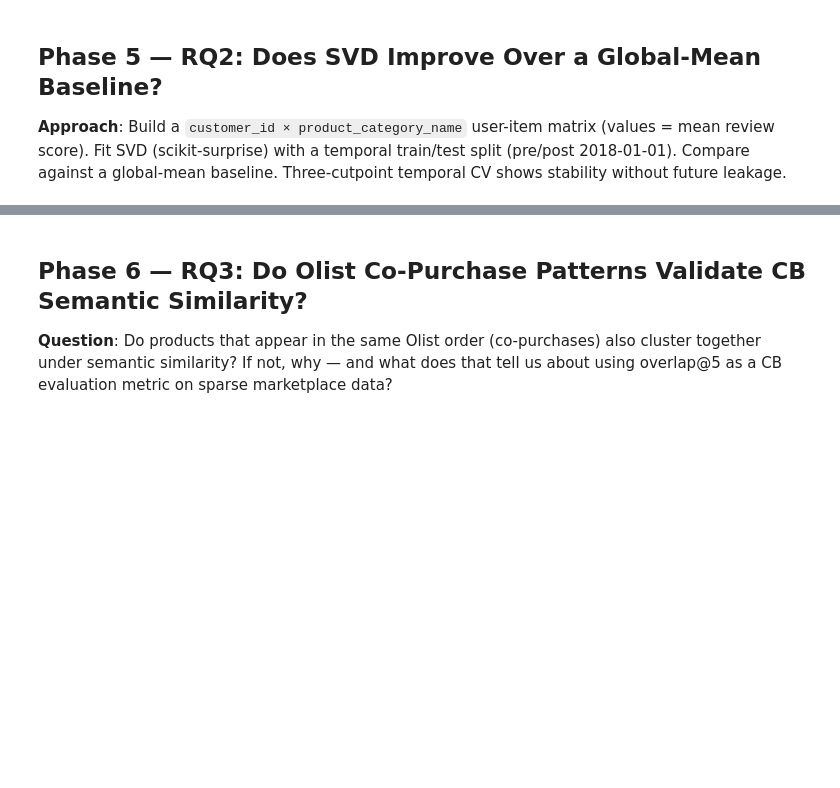
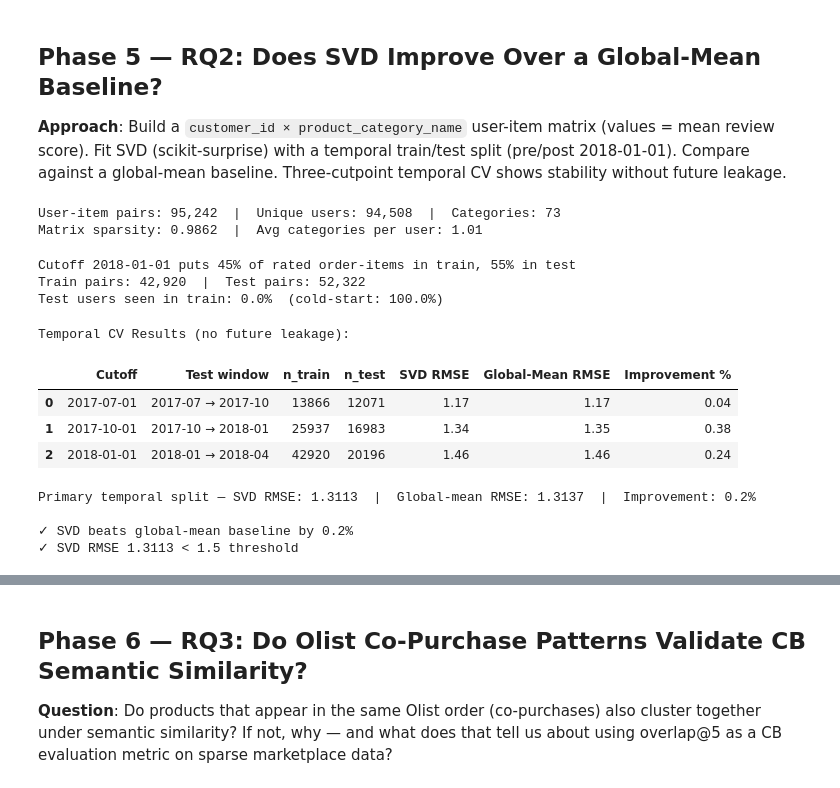
Before and after one commit to AhmetBilalOzgun/Data-Science-Final-Project-E-Commerce-Hybrid-Recommendation-System, a Jupyter notebook: notebook.ipynb, the cells around one changed output, grey strips where cells are left out. Drawn from its saved outputs; the diff is of its cells as text; code cells hidden in the pictures; blank space fills up the shorter version.

```diff
--- a/notebook.ipynb
+++ b/notebook.ipynb
@@ -388,9 +475,12 @@ Multi-category buyers rate slightly lower than single-category buyers across all
 # %%
 import numpy as np
 
-# Aggregate df_master → (customer_id, product_category_name, mean_review_score)
+# Surprise cannot train/evaluate on NaN ratings. Keep only rows with observed review scores.
+df_model = df_master.dropna(subset=["review_score"]).copy()
+
+# Aggregate df_model → (customer_id, product_category_name, mean_review_score)
 df_ui = (
-    df_master
+    df_model
     .groupby(["customer_id", "product_category_name"], as_index=False)
     ["review_score"]
     .mean()
@@ -401,24 +491,27 @@ n_cats   = df_ui["product_category_name"].nunique()
 sparsity = 1 - len(df_ui) / (n_users * n_cats)
 print(f"User-item pairs: {len(df_ui):,}  |  Unique users: {n_users:,}  |  Categories: {n_cats}")
 print(f"Matrix sparsity: {sparsity:.4f}  |  Avg categories per user: {len(df_ui)/n_users:.2f}")
+# %% [output]
+User-item pairs: 95,242  |  Unique users: 94,508  |  Categories: 73
+Matrix sparsity: 0.9862  |  Avg categories per user: 1.01
 # %%
 from surprise import Dataset, Reader, SVD, accuracy
 
 CUTOFF = "2018-01-01"
 
 # Cutoff justification — confirm ~80/20 split before proceeding
-pct_train = (df_master["order_purchase_timestamp"] < CUTOFF).sum() / len(df_master) * 100
-print(f"Cutoff {CUTOFF} puts {pct_train:.0f}% of orders in train, {100-pct_train:.0f}% in test")
+pct_train = (df_model["order_purchase_timestamp"] < CUTOFF).sum() / len(df_model) * 100
+print(f"Cutoff {CUTOFF} puts {pct_train:.0f}% of rated order-items in train, {100-pct_train:.0f}% in test")
 
-# Temporal masks on df_master (not df_ui — need timestamps)
-mask_train = df_master["order_purchase_timestamp"] < CUTOFF
-mask_test  = df_master["order_purchase_timestamp"] >= CUTOFF
+# Temporal masks on df_model (not df_ui — need timestamps)
+mask_train = df_model["order_purchase_timestamp"] < CUTOFF
+mask_test  = df_model["order_purchase_timestamp"] >= CUTOFF
 
-df_ui_train = (df_master[mask_train]
+df_ui_train = (df_model[mask_train]
     .groupby(["customer_id","product_category_name"])["review_score"]
     .mean().reset_index()
     .rename(columns={"review_score":"mean_review_score"}))
-df_ui_test = (df_master[mask_test]
+df_ui_test = (df_model[mask_test]
     .groupby(["customer_id","product_category_name"])["review_score"]
     .mean().reset_index()
     .rename(columns={"review_score":"mean_review_score"}))
@@ -434,6 +527,10 @@ reader = Reader(rating_scale=(1, 5))
 data_full  = Dataset.load_from_df(df_ui[["customer_id","product_category_name","mean_review_score"]], reader)
 data_train = Dataset.load_from_df(df_ui_train[["customer_id","product_category_name","mean_review_score"]], reader)
 data_test  = Dataset.load_from_df(df_ui_test[["customer_id","product_category_name","mean_review_score"]], reader)
+# %% [output]
+Cutoff 2018-01-01 puts 45% of rated order-items in train, 55% in test
+Train pairs: 42,920  |  Test pairs: 52,322
+Test users seen in train: 0.0%  (cold-start: 100.0%)
 # %%
 # NOTE: This cell fits SVD 5× (3 temporal CV + 1 primary + 1 full-data) — may take 3–5 minutes.
 
@@ -447,15 +544,15 @@ for cutoff in cutpoints:
     cutoff_dt = pd.Timestamp(cutoff)
     end_dt    = cutoff_dt + pd.DateOffset(months=test_horizon)
 
-    mask_tr = df_master["order_purchase_timestamp"] < cutoff_dt
-    mask_te = (df_master["order_purchase_timestamp"] >= cutoff_dt) & \
-              (df_master["order_purchase_timestamp"] < end_dt)
+    mask_tr = df_model["order_purchase_timestamp"] < cutoff_dt
+    mask_te = (df_model["order_purchase_timestamp"] >= cutoff_dt) & \
+              (df_model["order_purchase_timestamp"] < end_dt)
 
-    df_tr = (df_master[mask_tr]
+    df_tr = (df_model[mask_tr]
         .groupby(["customer_id","product_category_name"])["review_score"]
         .mean().reset_index()
         .rename(columns={"review_score":"mean_review_score"}))
-    df_te = (df_master[mask_te]
+    df_te = (df_model[mask_te]
         .groupby(["customer_id","product_category_name"])["review_score"]
         .mean().reset_index()
         .rename(columns={"review_score":"mean_review_score"}))
@@ -497,33 +594,43 @@ trainset_temporal = data_train.build_full_trainset()
 testset_temporal  = data_test.build_full_trainset().build_testset()
 testset_list      = list(testset_temporal)
 
 svd_model = SVD(n_factors=100, n_epochs=20, lr_all=0.005, reg_all=0.02, random_state=RANDOM_STATE)
 svd_model.fit(trainset_temporal)
 preds_svd = svd_model.test(testset_temporal)
 
 global_mean    = trainset_temporal.global_mean
 rmse_svd       = accuracy.rmse(preds_svd, verbose=False)
 rmse_base_gm   = np.sqrt(np.mean([(r - global_mean)**2 for _, _, r in testset_list]))
 pct_improvement = (rmse_base_gm - rmse_svd) / rmse_base_gm * 100
 
 print(f"\nPrimary temporal split — SVD RMSE: {rmse_svd:.4f}  |  Global-mean RMSE: {rmse_base_gm:.4f}  |  Improvement: {pct_improvement:.1f}%")
 
 # Warm-user RMSE: isolates SVD personalization from cold-start dilution
 warm_preds = [p for p in preds_svd if p.uid in users_train_set]
 if warm_preds:
     rmse_warm = accuracy.rmse(warm_preds, verbose=False)
     print(f"Warm-user SVD RMSE:           {rmse_warm:.4f}  ({len(warm_preds)} warm-user predictions)")
 
 # Sanity checks — print warnings, do not crash notebook
 if rmse_svd < rmse_base_gm:
     print(f"\n✓ SVD beats global-mean baseline by {pct_improvement:.1f}%")
 else:
     print(f"\n⚠ SVD RMSE ({rmse_svd:.4f}) ≥ global-mean ({rmse_base_gm:.4f}). Cold-start dominance expected — see warm-user RMSE above.")
 
 if rmse_svd < 1.5:
     print(f"✓ SVD RMSE {rmse_svd:.4f} < 1.5 threshold")
 else:
     print(f"⚠ SVD RMSE {rmse_svd:.4f} exceeds 1.5 — investigate model parameters.")
+# %% [output]
+Temporal CV Results (no future leakage):
+|  | Cutoff | Test window | n_train | n_test | SVD RMSE | Global-Mean RMSE | Improvement % |
+| 0 | 2017-07-01 | 2017-07 → 2017-10 | 13866 | 12071 | 1.17 | 1.17 | 0.04 |
+| 1 | 2017-10-01 | 2017-10 → 2018-01 | 25937 | 16983 | 1.34 | 1.35 | 0.38 |
+| 2 | 2018-01-01 | 2018-01 → 2018-04 | 42920 | 20196 | 1.46 | 1.46 | 0.24 |
+Primary temporal split — SVD RMSE: 1.3113  |  Global-mean RMSE: 1.3137  |  Improvement: 0.2%
+
+✓ SVD beats global-mean baseline by 0.2%
+✓ SVD RMSE 1.3113 < 1.5 threshold
 # %%
 # Pick 3 customers who have rated ≥2 categories
 sample_customers = (
```
Also changed, not shown: parts of 23 cells of this notebook, 4 other files.
